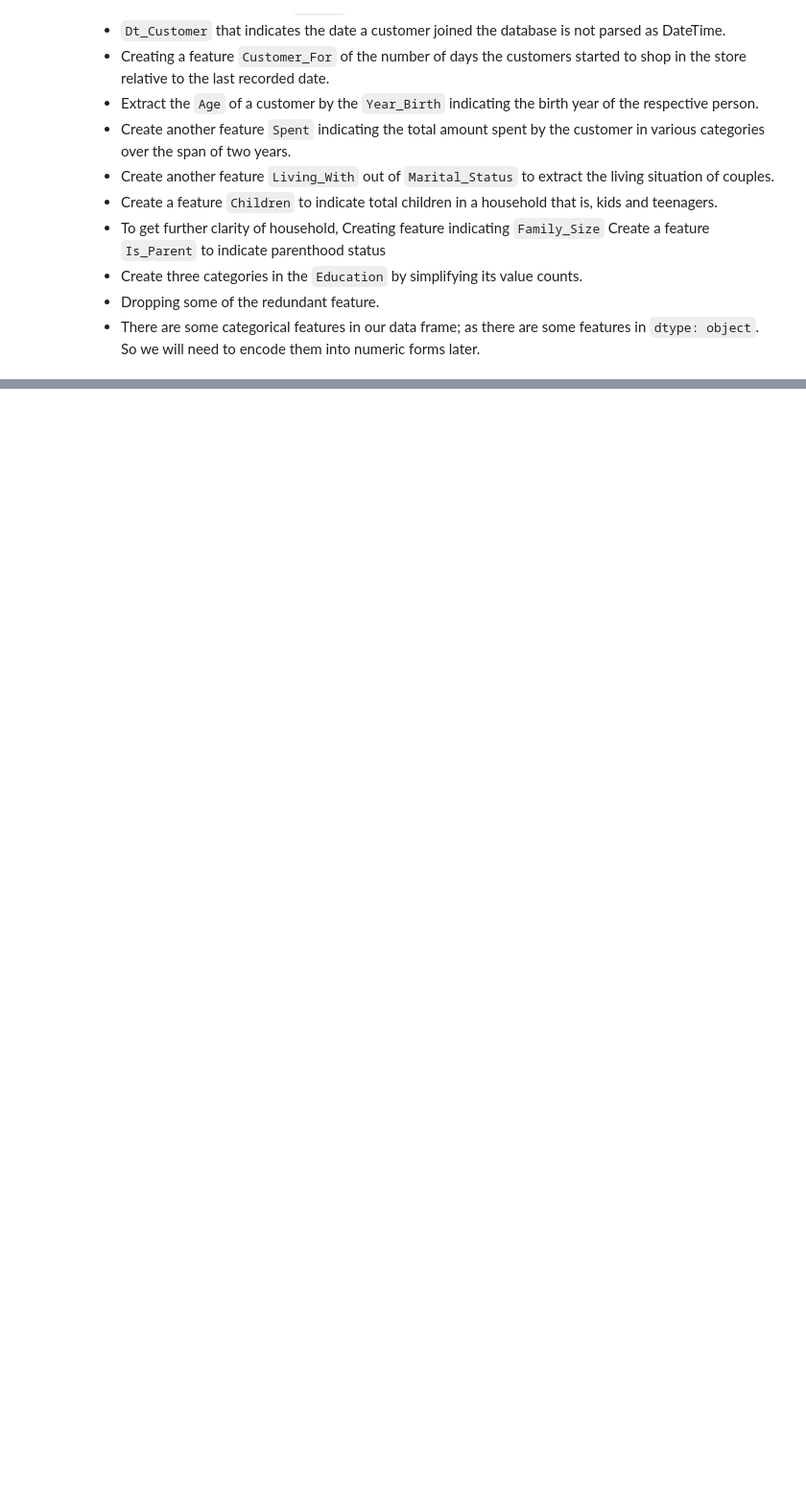
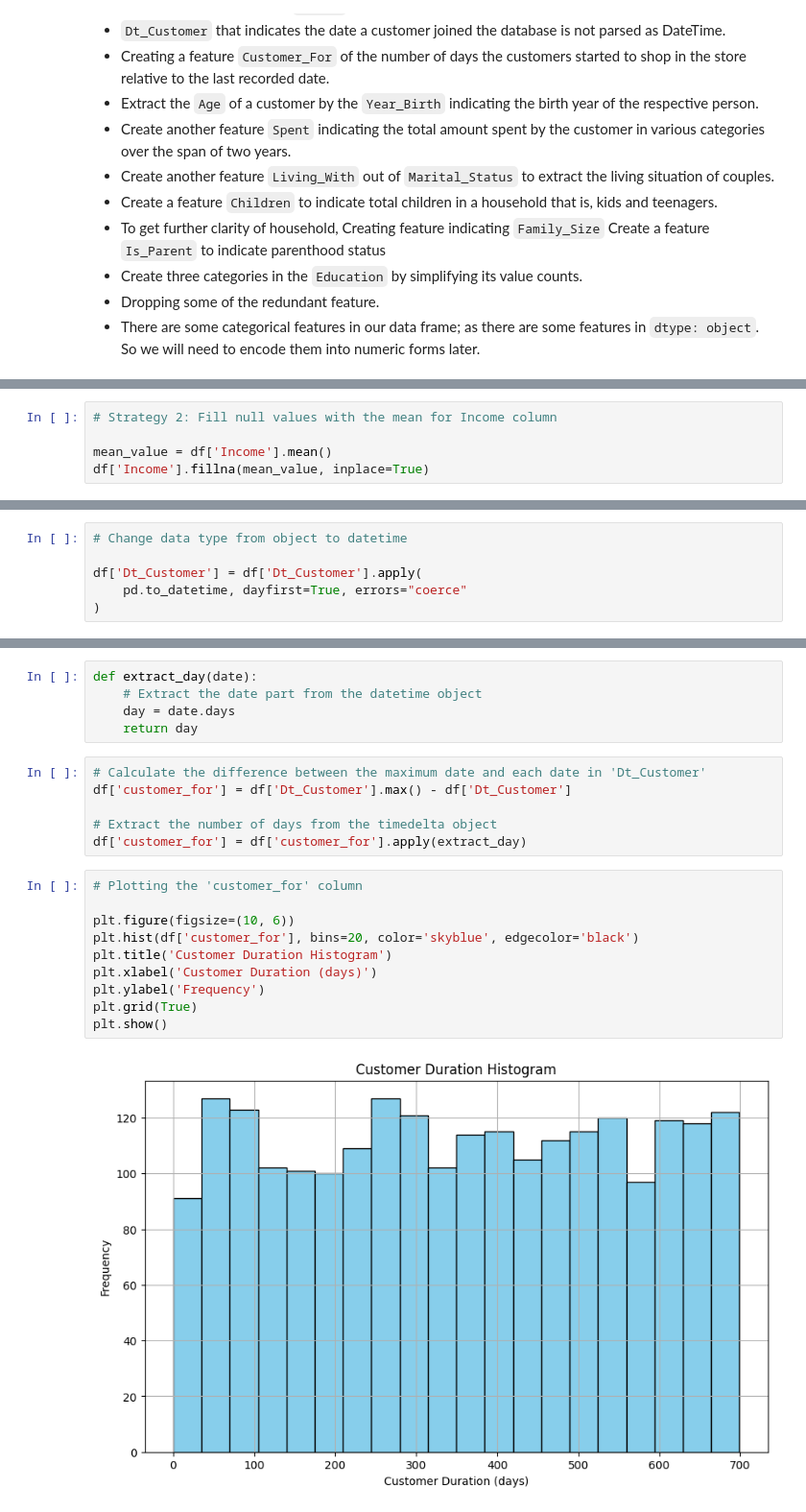
Before and after one commit to Saba-a11/Machine-Learning, a Jupyter notebook: CustomerPersonalityAnalysis.ipynb, the cells around one changed output, grey strips where cells are left out. Shown at 96% size. Drawn from its saved outputs; the diff is of its cells as text; blank space fills up the shorter version.

```diff
--- a/CustomerPersonalityAnalysis.ipynb
+++ b/CustomerPersonalityAnalysis.ipynb
@@ -182,0 +193,5 @@ Create a feature `Is_Parent` to indicate parenthood status
+# %%
+# Strategy 2: Fill null values with the mean for Income column
+
+mean_value = df['Income'].mean()
+df['Income'].fillna(mean_value, inplace=True)
@@ -182,0 +204,6 @@ Create a feature `Is_Parent` to indicate parenthood status
+# %%
+# Change data type from object to datetime
+
+df['Dt_Customer'] = df['Dt_Customer'].apply(
+    pd.to_datetime, dayfirst=True, errors="coerce"
+)
@@ -182,0 +231,23 @@ Create a feature `Is_Parent` to indicate parenthood status
+# %%
+def extract_day(date):
+    # Extract the date part from the datetime object
+    day = date.days
+    return day
+# %%
+# Calculate the difference between the maximum date and each date in 'Dt_Customer'
+df['customer_for'] = df['Dt_Customer'].max() - df['Dt_Customer']
+
+# Extract the number of days from the timedelta object
+df['customer_for'] = df['customer_for'].apply(extract_day)
+# %%
+# Plotting the 'customer_for' column
+
+plt.figure(figsize=(10, 6))
+plt.hist(df['customer_for'], bins=20, color='skyblue', edgecolor='black')
+plt.title('Customer Duration Histogram')
+plt.xlabel('Customer Duration (days)')
+plt.ylabel('Frequency')
+plt.grid(True)
+plt.show()
+# %% [output]
+[figure, added]
```
Also changed, not shown: parts of 9 cells of this notebook.
